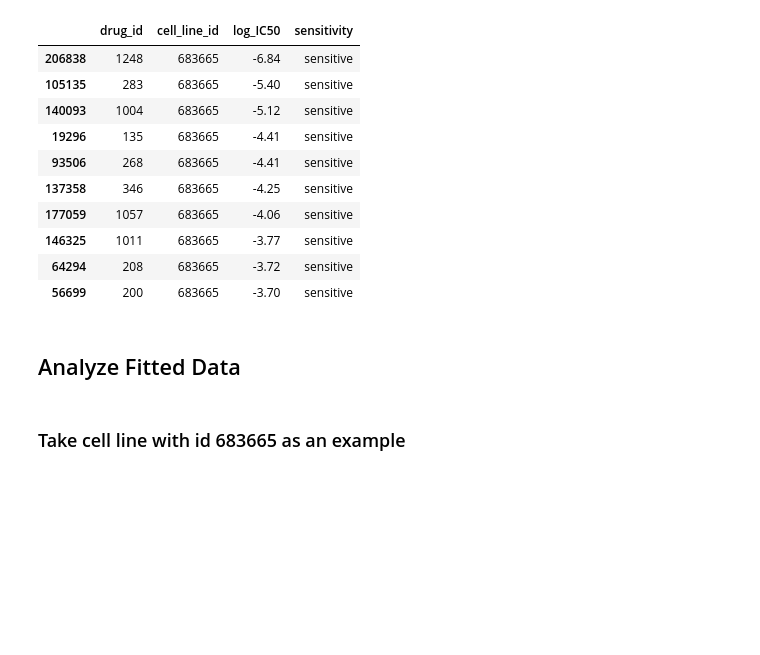
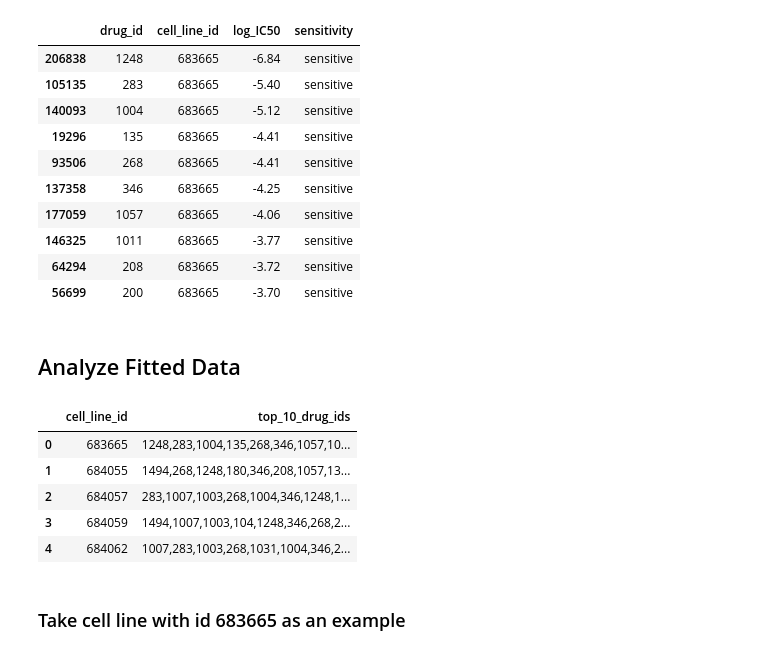
Before and after one commit to RuolinZheng08/cmsc33750-machine-learning-and-cancer, a Jupyter notebook: hw3/hw3_part3_spearman.ipynb, the cells around one changed output. Saved outputs shown, nothing was run; the diff lists cells and outputs as text; code cells hidden in the pictures; blank space fills up the shorter version.

```diff
--- a/hw3/hw3_part3_spearman.ipynb
+++ b/hw3/hw3_part3_spearman.ipynb
@@ -50,0 +53,9 @@ part1_top10 = get_top_10(part1_df)
+# %%
+part1_top10.head()
+# %% [output]
+|  | cell_line_id | top_10_drug_ids |
+| 0 | 683665 | 1248,283,1004,135,268,346,1057,10... |
+| 1 | 684055 | 1494,268,1248,180,346,208,1057,13... |
+| 2 | 684057 | 283,1007,1003,268,1004,346,1248,1... |
+| 3 | 684059 | 1494,1007,1003,104,1248,346,268,2... |
+| 4 | 684062 | 1007,283,1003,268,1031,1004,346,2... |
```
Also changed, not shown: parts of 3 cells of this notebook, 3 other files.
